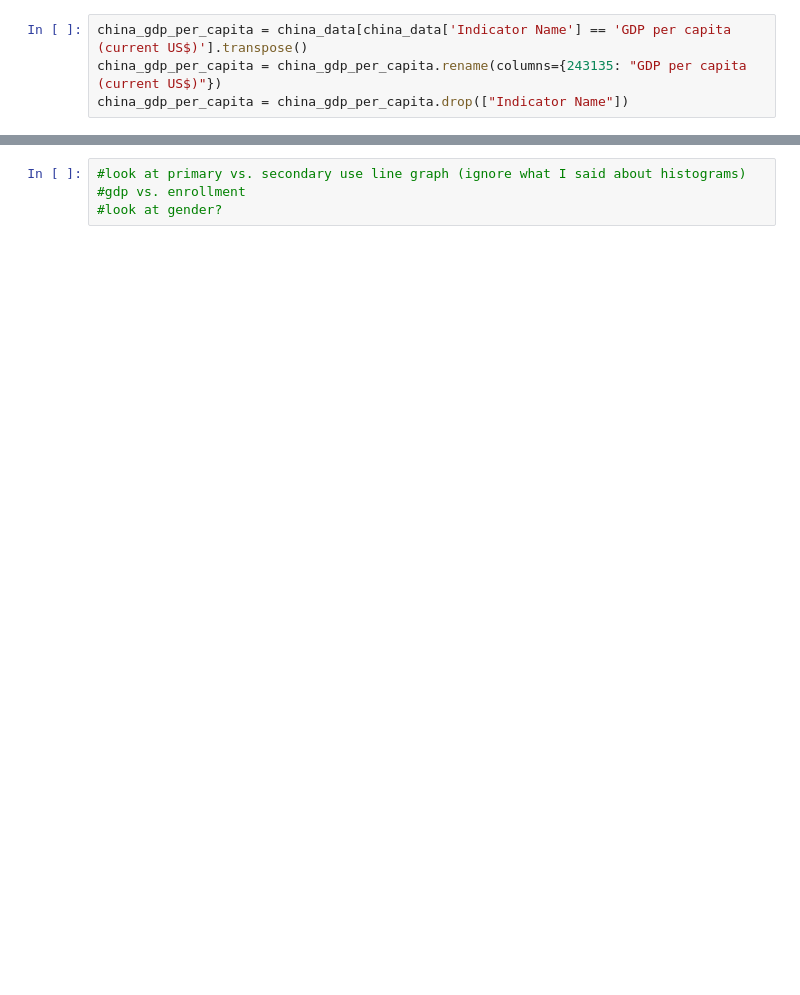
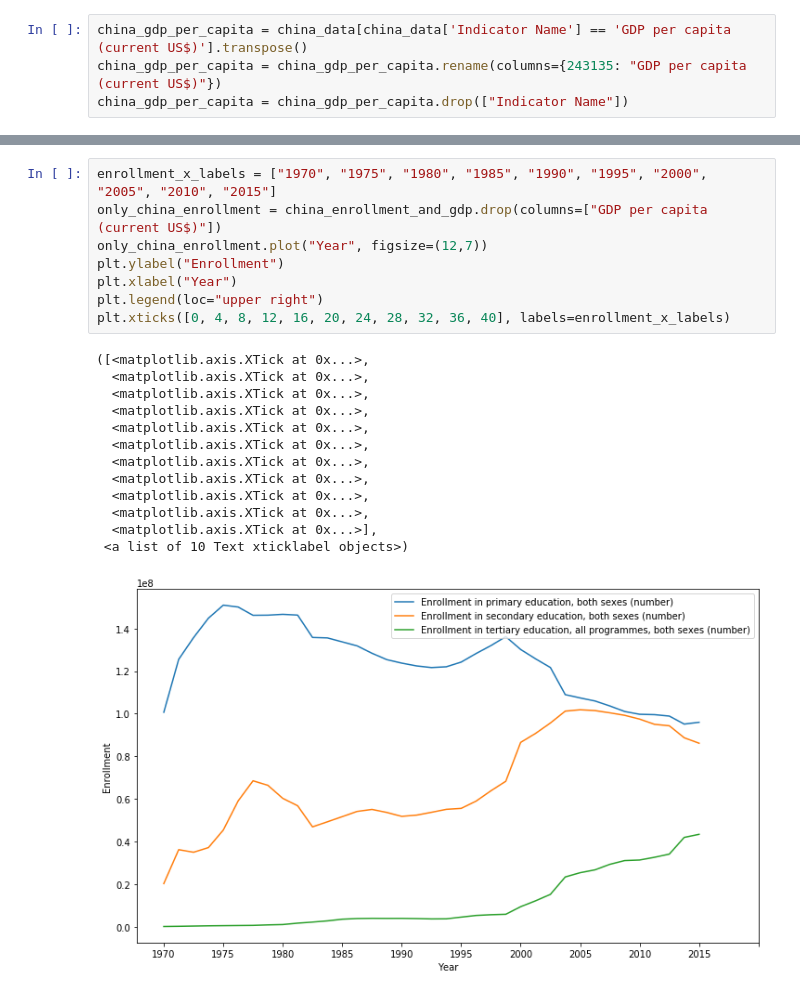
Before and after one commit to anika-rawat/dss2019, a Jupyter notebook: dss sp19/dss_sp19_education.ipynb, the cells around one changed output, grey strips where cells are left out. Drawn from its saved outputs; the diff is of its cells as text; blank space fills up the shorter version.

Commit message:
with visualizations

```diff
--- a/dss sp19/dss_sp19_education.ipynb
+++ b/dss sp19/dss_sp19_education.ipynb
@@ -120,7 +94,25 @@ china_enrollment_and_gdp.head()
 | 1974 | 1974 | 160.14 | 1.35704e+08 | 3.49468e+07 | 313645 |
 | 1975 | 1975 | 178.342 | 1.44814e+08 | 3.71379e+07 | 429981 |
 | 1976 | 1976 | 165.406 | 1.50941e+08 | 4.53684e+07 | 500993 |
-# %%
-#look at primary vs. secondary use line graph (ignore what I said about histograms)
-#gdp vs. enrollment
-#look at gender?
+# %%
+enrollment_x_labels = ["1970", "1975", "1980", "1985", "1990", "1995", "2000", "2005", "2010", "2015"]
+only_china_enrollment = china_enrollment_and_gdp.drop(columns=["GDP per capita (current US$)"])
+only_china_enrollment.plot("Year", figsize=(12,7))
+plt.ylabel("Enrollment")
+plt.xlabel("Year")
+plt.legend(loc="upper right")
+plt.xticks([0, 4, 8, 12, 16, 20, 24, 28, 32, 36, 40], labels=enrollment_x_labels)
+# %% [output]
+([<matplotlib.axis.XTick at 0x...>,
+  <matplotlib.axis.XTick at 0x...>,
+  <matplotlib.axis.XTick at 0x...>,
+  <matplotlib.axis.XTick at 0x...>,
+  <matplotlib.axis.XTick at 0x...>,
+  <matplotlib.axis.XTick at 0x...>,
+  <matplotlib.axis.XTick at 0x...>,
+  <matplotlib.axis.XTick at 0x...>,
+  <matplotlib.axis.XTick at 0x...>,
+  <matplotlib.axis.XTick at 0x...>,
+  <matplotlib.axis.XTick at 0x...>],
+ <a list of 10 Text xticklabel objects>)
+[figure, added]
```
Also changed, not shown: parts of 3 cells of this notebook.
